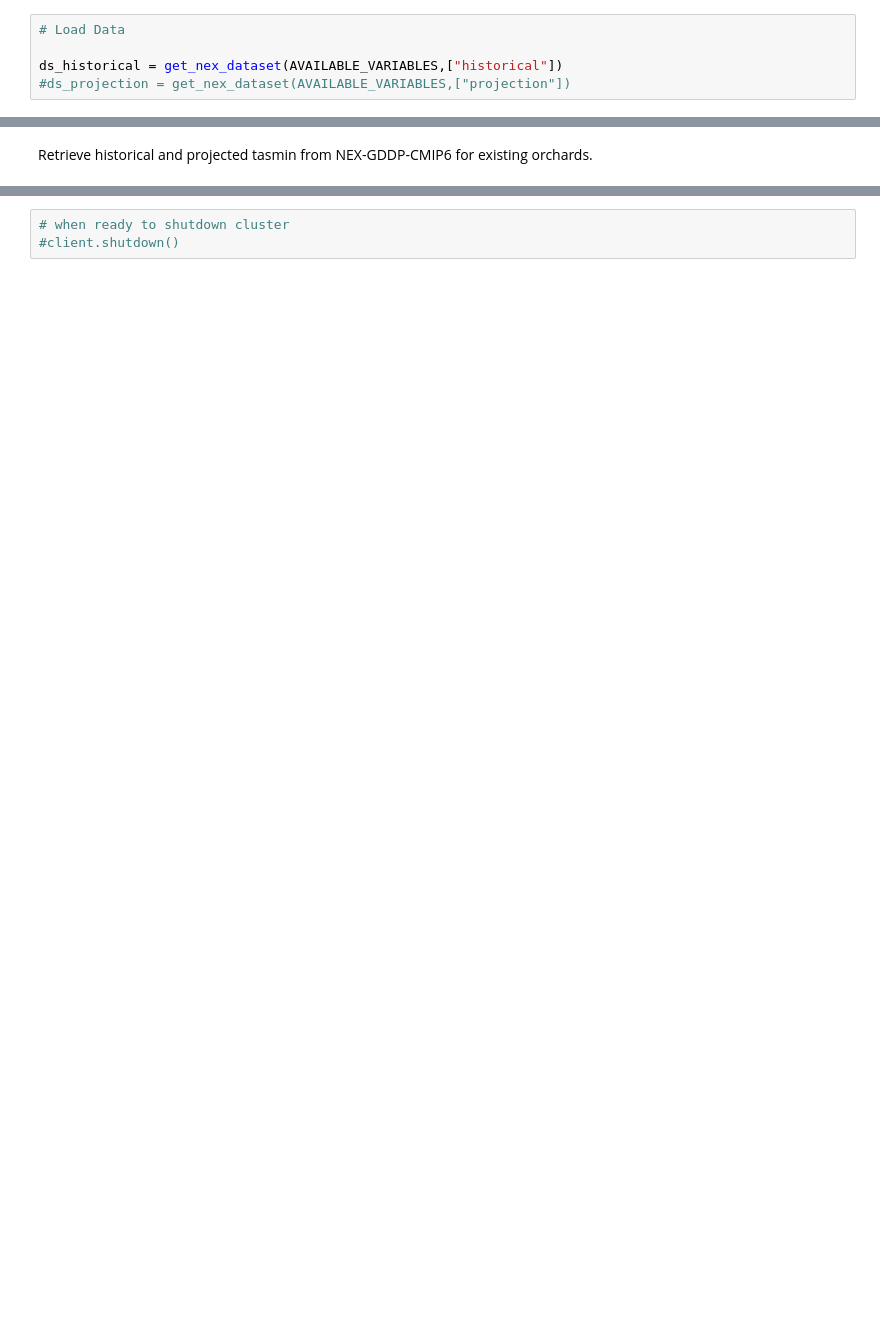
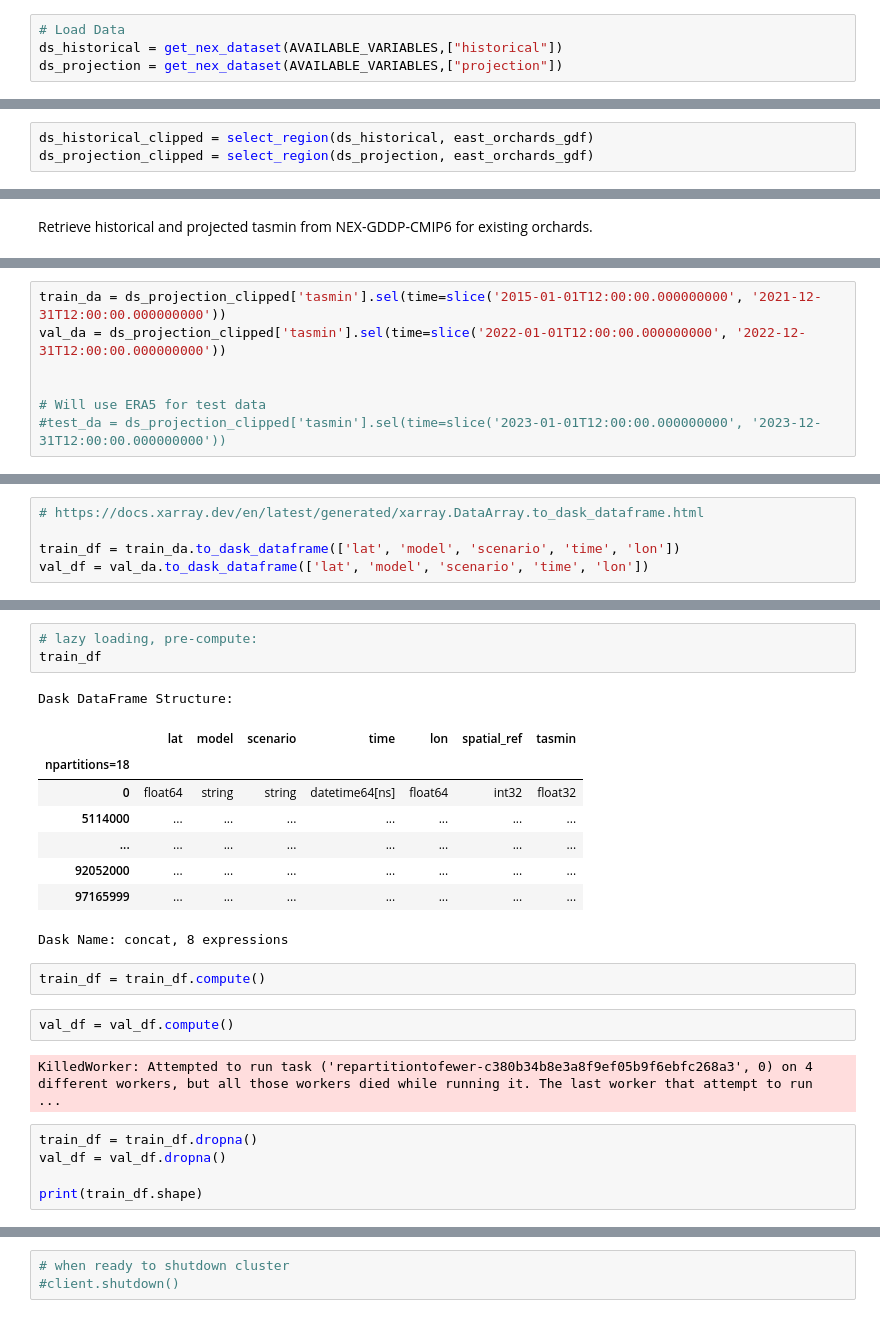
Before and after one commit to FixCarbon/um-mads, a Jupyter notebook: notebooks/retrieve_tasmin.ipynb, the cells around one changed output, grey strips where cells are left out. Cells and saved outputs as stored; diff of their text form; blank space fills up the shorter version.

Commit message:
latest effort

```diff
--- a/notebooks/retrieve_tasmin.ipynb
+++ b/notebooks/retrieve_tasmin.ipynb
@@ -24,5 +111,4 @@ from dask.distributed import Client
 # %%
 # Load Data
-
 ds_historical = get_nex_dataset(AVAILABLE_VARIABLES,["historical"])
-#ds_projection = get_nex_dataset(AVAILABLE_VARIABLES,["projection"])
+ds_projection = get_nex_dataset(AVAILABLE_VARIABLES,["projection"])
@@ -53 +135,4 @@ Data variables:
+# %%
+ds_historical_clipped = select_region(ds_historical, east_orchards_gdf)
+ds_projection_clipped = select_region(ds_projection, east_orchards_gdf)
 # %%
@@ -101,0 +143,7 @@ client
+# %%
+train_da = ds_projection_clipped['tasmin'].sel(time=slice('2015-01-01T12:00:00.000000000', '2021-12-31T12:00:00.000000000'))
+val_da = ds_projection_clipped['tasmin'].sel(time=slice('2022-01-01T12:00:00.000000000', '2022-12-31T12:00:00.000000000'))
+
+
+# Will use ERA5 for test data
+#test_da = ds_projection_clipped['tasmin'].sel(time=slice('2023-01-01T12:00:00.000000000', '2023-12-31T12:00:00.000000000'))
@@ -101,0 +187,5 @@ client
+# %%
+# https://docs.xarray.dev/en/latest/generated/xarray.DataArray.to_dask_dataframe.html
+
+train_df = train_da.to_dask_dataframe(['lat', 'model', 'scenario', 'time', 'lon'])
+val_df = val_da.to_dask_dataframe(['lat', 'model', 'scenario', 'time', 'lon'])
@@ -101,0 +211,24 @@ client
+# %%
+# lazy loading, pre-compute:
+train_df
+# %% [output]
+Dask DataFrame Structure:
+|  | lat | model | scenario | time | lon | spatial_ref | tasmin |
+| npartitions=18 |  |  |  |  |  |  |  |
+| 0 | float64 | string | string | datetime64[ns] | float64 | int32 | float32 |
+| 5114000 | ... | ... | ... | ... | ... | ... | ... |
+| ... | ... | ... | ... | ... | ... | ... | ... |
+| 92052000 | ... | ... | ... | ... | ... | ... | ... |
+| 97165999 | ... | ... | ... | ... | ... | ... | ... |
+Dask Name: concat, 8 expressions
+# %%
+train_df = train_df.compute()
+# %%
+val_df = val_df.compute()
+# %% [output]
+KilledWorker: Attempted to run task ('repartitiontofewer-c380b34b8e3a8f9ef05b9f6ebfc268a3', 0) on 4 different workers, but all those workers died while running it. The last worker that attempt to run  ...
+# %%
+train_df = train_df.dropna()
+val_df = val_df.dropna()
+
+print(train_df.shape)
```
Also changed, not shown: parts of 38 cells of this notebook, 8 other files.
